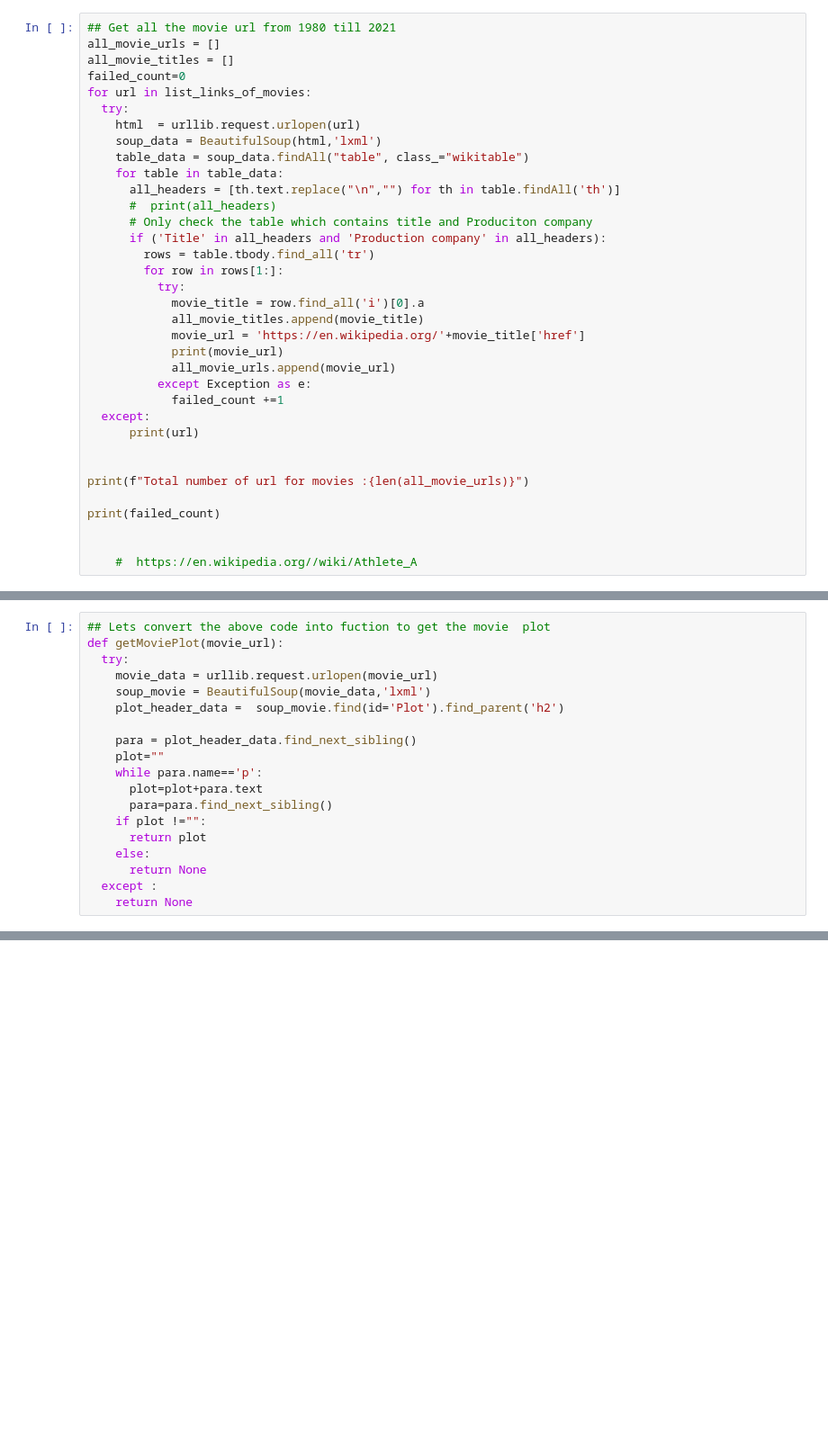
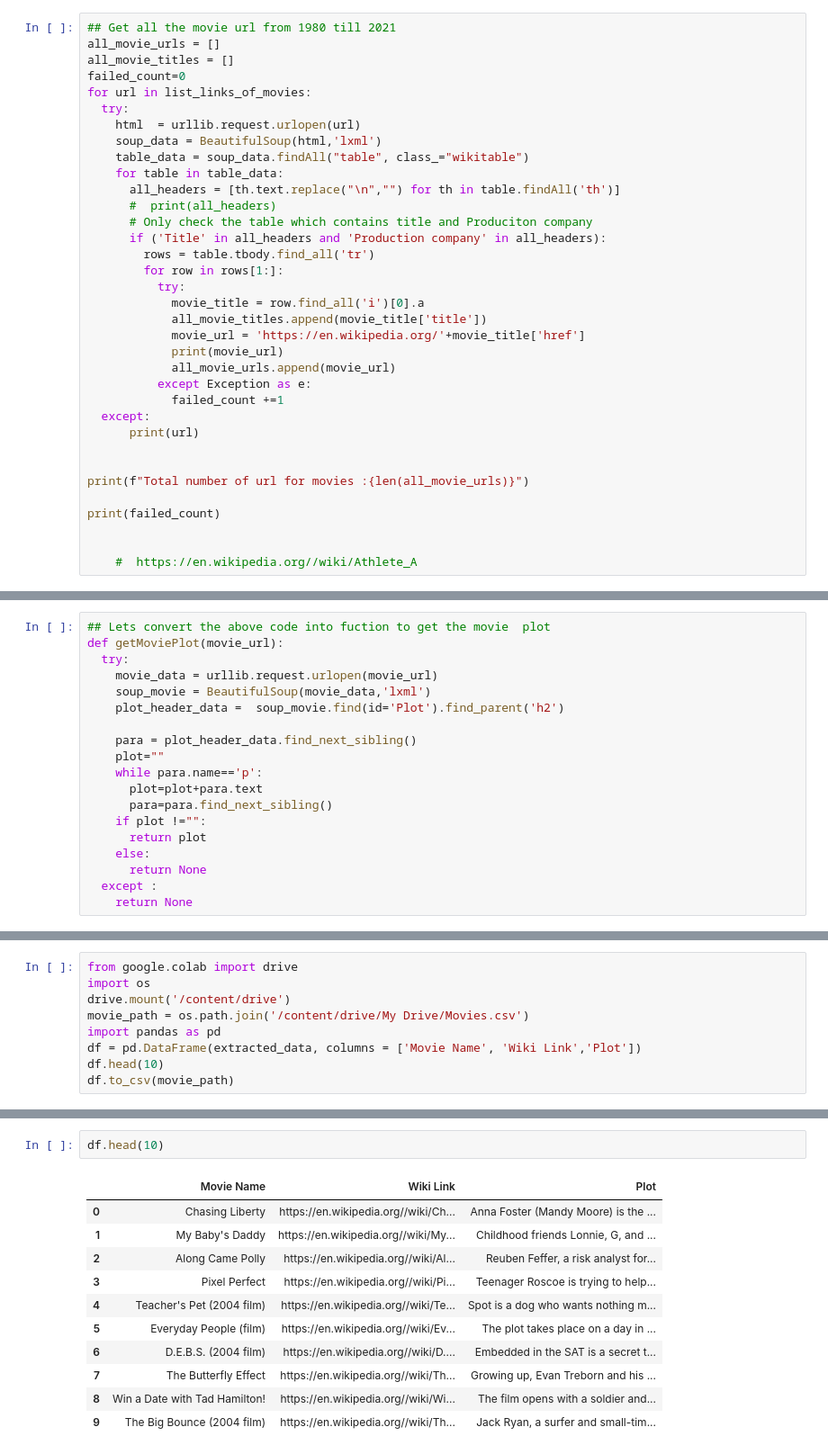
Before and after one commit to hrushikute/DataAnalytics, a Jupyter notebook: DataSetCreation_MoviePlot.ipynb, the cells around one changed output, grey strips where cells are left out. Shown at 90% size. Saved outputs shown, nothing was run; the diff lists cells and outputs as text; blank space fills up the shorter version.

```diff
--- a/DataSetCreation_MoviePlot.ipynb
+++ b/DataSetCreation_MoviePlot.ipynb
@@ -83,7 +83,7 @@ for url in list_links_of_movies:
         for row in rows[1:]:
           try:
             movie_title = row.find_all('i')[0].a
-            all_movie_titles.append(movie_title)
+            all_movie_titles.append(movie_title['title'])
             movie_url = 'https://en.wikipedia.org/'+movie_title['href']
             print(movie_url)
             all_movie_urls.append(movie_url)
@@ -162,0 +172,9 @@ print(extracted_data[0])
+# %%
+from google.colab import drive
+import os
+drive.mount('/content/drive')
+movie_path = os.path.join('/content/drive/My Drive/Movies.csv')
+import pandas as pd
+df = pd.DataFrame(extracted_data, columns = ['Movie Name', 'Wiki Link','Plot'])
+df.head(10)
+df.to_csv(movie_path)
@@ -162,0 +183,14 @@ print(extracted_data[0])
+# %%
+df.head(10)
+# %% [output]
+|  | Movie Name | Wiki Link | Plot |
+| 0 | Chasing Liberty | https://en.wikipedia.org//wiki/Ch... | Anna Foster (Mandy Moore) is the ... |
+| 1 | My Baby's Daddy | https://en.wikipedia.org//wiki/My... | Childhood friends Lonnie, G, and ... |
+| 2 | Along Came Polly | https://en.wikipedia.org//wiki/Al... | Reuben Feffer, a risk analyst for... |
+| 3 | Pixel Perfect | https://en.wikipedia.org//wiki/Pi... | Teenager Roscoe is trying to help... |
+| 4 | Teacher's Pet (2004 film) | https://en.wikipedia.org//wiki/Te... | Spot is a dog who wants nothing m... |
+| 5 | Everyday People (film) | https://en.wikipedia.org//wiki/Ev... | The plot takes place on a day in ... |
+| 6 | D.E.B.S. (2004 film) | https://en.wikipedia.org//wiki/D.... | Embedded in the SAT is a secret t... |
+| 7 | The Butterfly Effect | https://en.wikipedia.org//wiki/Th... | Growing up, Evan Treborn and his ... |
+| 8 | Win a Date with Tad Hamilton! | https://en.wikipedia.org//wiki/Wi... | The film opens with a soldier and... |
+| 9 | The Big Bounce (2004 film) | https://en.wikipedia.org//wiki/Th... | Jack Ryan, a surfer and small-tim... |
```
Also changed, not shown: parts of 5 cells of this notebook.
